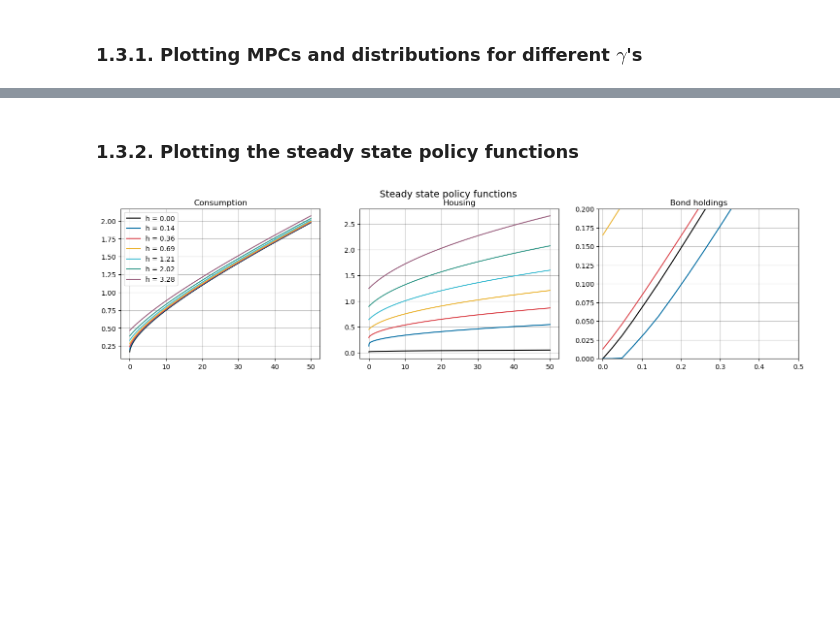
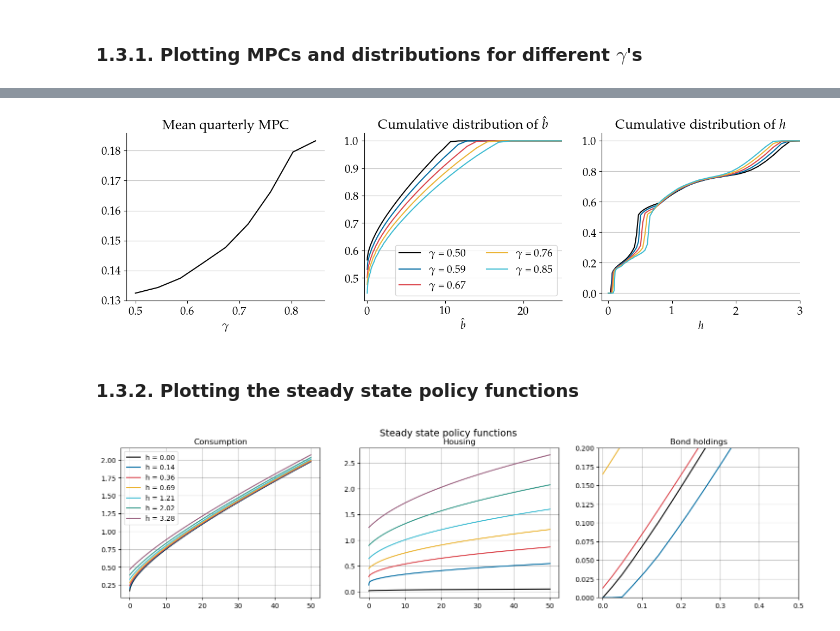
Before and after one commit to thom364e/sequence-jacobian, a Jupyter notebook: notebooks/housing_main_v2.ipynb, the cells around one changed output, grey strips where cells are left out. Saved outputs shown, nothing was run; the diff lists cells and outputs as text; code cells hidden in the pictures; blank space fills up the shorter version.

```diff
--- a/notebooks/housing_main_v2.ipynb
+++ b/notebooks/housing_main_v2.ipynb
@@ -6,10 +6,17 @@ import numpy as np
 import matplotlib.pyplot as plt
 import numba
 import warnings
+import os
 warnings.simplefilter('always', RuntimeWarning)
 
-plt.rcParams.update({"axes.grid":True,"grid.color":"black","grid.alpha":"0.25","grid.linestyle":"-"})
-plt.rcParams.update({'font.size': 10})
+# plt.rcParams.update({"axes.grid":True,"grid.color":"black","grid.alpha":"0.25","grid.linestyle":"-"})
+# plt.rcParams.update({'font.size': 10})
+
+plt.rcParams.update({'font.size': 15})
+font = {'family': 'serif', 'serif': ['Palatino'], 'size': 15}
+plt.rc('font', **font)
+plt.rc('text', usetex=True)
+
 plt.rcParams['axes.prop_cycle'] = plt.cycler(color=['#000000','#006BA2','#DB444B','#EBB434',
                                                     '#3EBCD2','#379A8B','#9A607F', '#B4BA39', '#754C24'])
 
@@ -24,6 +31,7 @@ from types import SimpleNamespace
 import hh_housing_v3 # contains the single EGM step
 import utils # contains different useful functions for the model
 
+
 # autoreload modules when code is run
 %load_ext autoreload
 %autoreload 2
@@ -220,34 +286,53 @@ for igam, gamma in enumerate(gamma_list):
 # %%
-fig, ax = plt.subplots(2, 3, figsize=(16,10))
+import os
+fig, ax = plt.subplots(1, 3, figsize=(16,4))
 ax = ax.flatten()
 
 ax[0].plot(gamma_list, mean_mpc_list)
 ax[0].set_xlabel(r'$\gamma$')
 ax[0].set_title('Mean quarterly MPC')
+# ax[0].spines['top'].set_visible(False)
+# ax[0].spines['right'].set_visible(False)
+# ax[0].grid(True, axis='y', color='black', alpha=0.25, linestyle='-')
 
 for igam, gamma in enumerate(gamma_list):
     if igam % 2 == 0:
         ax[1].plot(ss.internals['hh_housecons']['b_bhat_grid'], bmargcum_list[igam, :], label = fr'$\gamma$ = {gamma:2.2f}')
     # ax[1].plot(ss.internals['hh_housecons']['b_bhat_grid'], bmargcum_list[igam, :], label = fr'$\gamma$ = {gamma:2.2f}')
-ax[1].legend(ncols = 2, fontsize = 8)
+ax[1].legend(ncols = 2, fontsize = 14)
 ax[1].set_xlabel(r'$\hat b$')
 ax[1].set_title('Cumulative distribution of $\hat b$')
+ax[1].set_xlim(-0.4, 25)
 
 for igam, gamma in enumerate(gamma_list):
     if igam % 2 == 0:
         ax[2].plot(ss.internals['hh_housecons']['h_bhat_grid'], hmargcum_list[igam, :], label = fr'$\gamma$ = {gamma:2.2f}')
     # ax[2].plot(ss.internals['hh_housecons']['h_bhat_grid'], hmargcum_list[igam, :], label = fr'$\gamma$ = {gamma:2.2f}')
 
 ax[2].set_xlabel(r'$h$')
 ax[2].set_title('Cumulative distribution of $h$')
-ax[2].set_xlim(0, 1)
+ax[2].set_xlim(-0.1, 3)
 
-for igam, gamma in enumerate(gamma_list):
-    ax[3].plot(ss.internals['hh_housecons']['b_bhat_grid'][:-1], MPC_dist_list[igam, 2, :-1, 3], label = fr'$\gamma$ = {gamma:2.2f}')
-ax[3].set_xlim(-0.1, 5.0)
-ax[3].set_title('MPC distribution for $z = 0$')
+# for igam, gamma in enumerate(gamma_list):
+#     ax[3].plot(ss.internals['hh_housecons']['b_bhat_grid'][:-1], MPC_dist_list[igam, 2, :-1, 3], label = fr'$\gamma$ = {gamma:2.2f}')
+# ax[3].set_xlim(-0.1, 5.0)
+# ax[3].set_title('MPC distribution for $z = 0$')
+
+for i in range(3):
+    ax[i].spines['top'].set_visible(False)
+    ax[i].spines['right'].set_visible(False)
+    ax[i].grid(True, axis='y', color='black', alpha=0.25, linestyle='-')
 
 plt.show()
+
+save = True
+if save:
+    figure_path = "/Users/thoma/OneDrive/Skrivebord/KU/9. semester/Thesis/Code/Model/HANK/sequence-jacobian/figs"
+
+    # Save the plot
+    fig.savefig(os.path.join(figure_path, 'MPCgamma.pdf'), dpi=1000, bbox_inches='tight')
+# %% [output]
+[figure, added]
 # %%
 X, Y = np.meshgrid(ss.internals['hh_housecons']['h_bhat_grid'],ss.internals['hh_housecons']['b_bhat_grid'])
 b_endo = ss.internals['hh_housecons']['b_bhat_grid'][:,None] \
```
Also changed, not shown: parts of 23 cells of this notebook, 8 other files.
